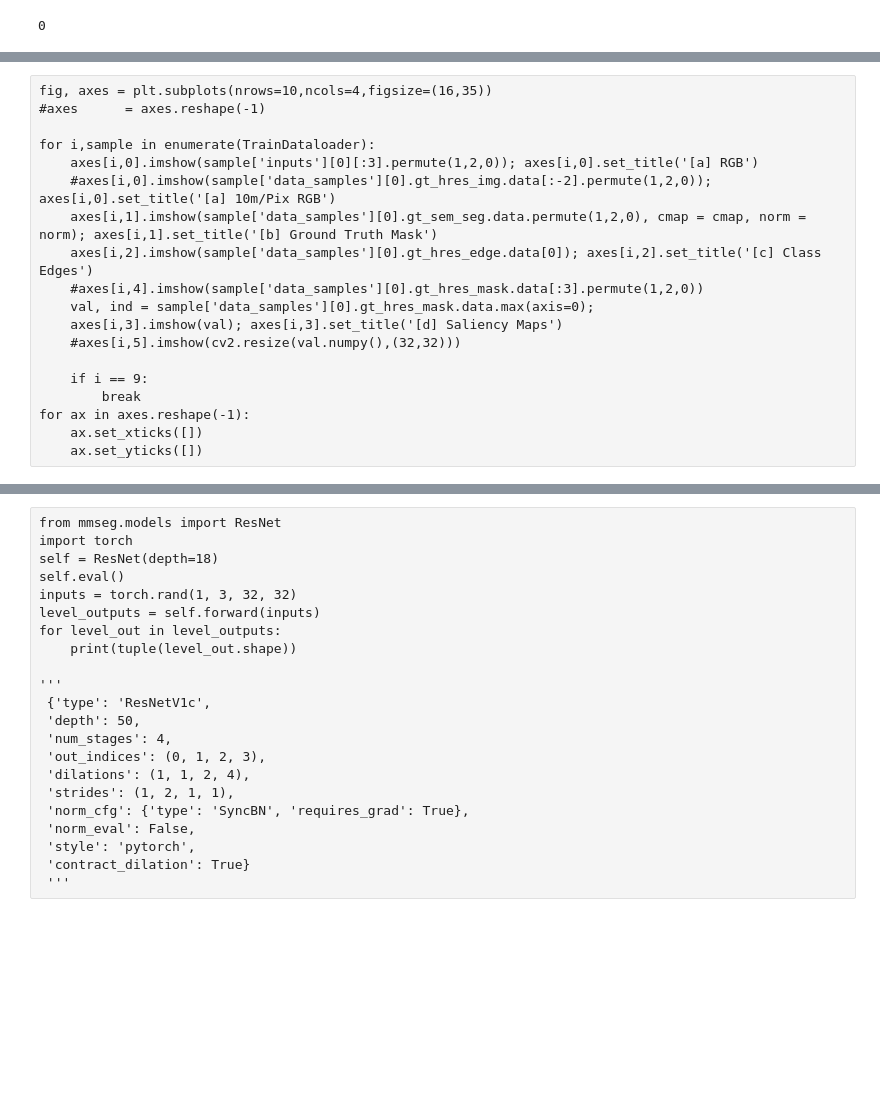
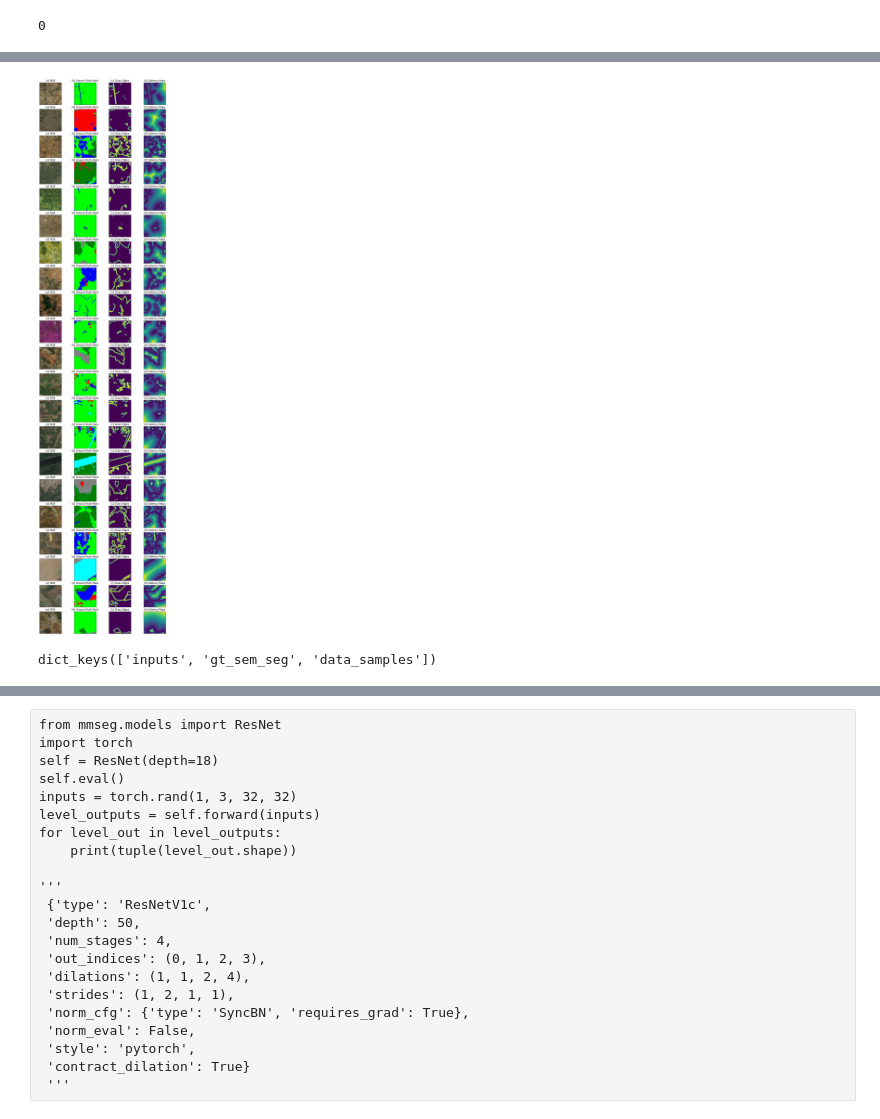
Before and after one commit to xzyacbprq/supplementary_material_for_2025_paper, a Jupyter notebook: src/train_v2.ipynb, the cells around one changed output, grey strips where cells are left out. Drawn from its saved outputs; the diff is of its cells as text; code cells hidden in the pictures; blank space fills up the shorter version.

```diff
--- a/src/train_v2.ipynb
+++ b/src/train_v2.ipynb
@@ -203,20 +226,26 @@ print(len(TrainDataloader), len(ValDataloader))
-# %% [raw]
-fig, axes = plt.subplots(nrows=10,ncols=4,figsize=(16,35))
-#axes      = axes.reshape(-1)
-
-for i,sample in enumerate(TrainDataloader):
-    axes[i,0].imshow(sample['inputs'][0][:3].permute(1,2,0)); axes[i,0].set_title('[a] RGB')
-    #axes[i,0].imshow(sample['data_samples'][0].gt_hres_img.data[:-2].permute(1,2,0)); axes[i,0].set_title('[a] 10m/Pix RGB')
-    axes[i,1].imshow(sample['data_samples'][0].gt_sem_seg.data.permute(1,2,0), cmap = cmap, norm = norm); axes[i,1].set_title('[b] Ground Truth Mask')
-    axes[i,2].imshow(sample['data_samples'][0].gt_hres_edge.data[0]); axes[i,2].set_title('[c] Class Edges')
-    #axes[i,4].imshow(sample['data_samples'][0].gt_hres_mask.data[:3].permute(1,2,0))
-    val, ind = sample['data_samples'][0].gt_hres_mask.data.max(axis=0);
-    axes[i,3].imshow(val); axes[i,3].set_title('[d] Saliency Maps')
-    #axes[i,5].imshow(cv2.resize(val.numpy(),(32,32)))
-
-    if i == 9:
-        break
-for ax in axes.reshape(-1):
-    ax.set_xticks([])
-    ax.set_yticks([])
+# %%
+fig, axes = plt.subplots(nrows=21,ncols=4,figsize=(12,50))
+#axes      = axes.reshape(-1)
+
+for i,sample in enumerate(TrainDataloader):
+    axes[i,0].imshow(sample['inputs'][0][:3].permute(1,2,0)+0.5); axes[i,0].set_title('[a] RGB')
+    #axes[i,0].imshow(sample['data_samples'][0].gt_hres_img.data[:-2].permute(1,2,0)); axes[i,0].set_title('[a] 10m/Pix RGB')
+    axes[i,1].imshow(sample['data_samples']['gt_sem_seg'][0], cmap = cmap, norm = norm); axes[i,1].set_title('[b] Ground Truth Mask')
+    axes[i,2].imshow(sample['data_samples']['gt_hres_edge'][0][0]); axes[i,2].set_title('[c] Class Edges')
+    #axes[i,4].imshow(sample['data_samples'][0].gt_hres_mask.data[:3].permute(1,2,0))
+    val = sample['data_samples']['gt_hres_mask'][0];
+    axes[i,3].imshow(val); axes[i,3].set_title('[d] Saliency Maps')
+    #axes[i,5].imshow(cv2.resize(val.numpy(),(32,32)))
+
+    if i == 20:
+        break
+for ax in axes.reshape(-1):
+    ax.set_xticks([])
+    ax.set_yticks([])
+# %% [output]
+[figure, added]
+# %%
+sample.keys()
+# %% [output]
+dict_keys(['inputs', 'gt_sem_seg', 'data_samples'])
 # %%
```
Also changed, not shown: parts of 24 cells of this notebook, 6 other files.
